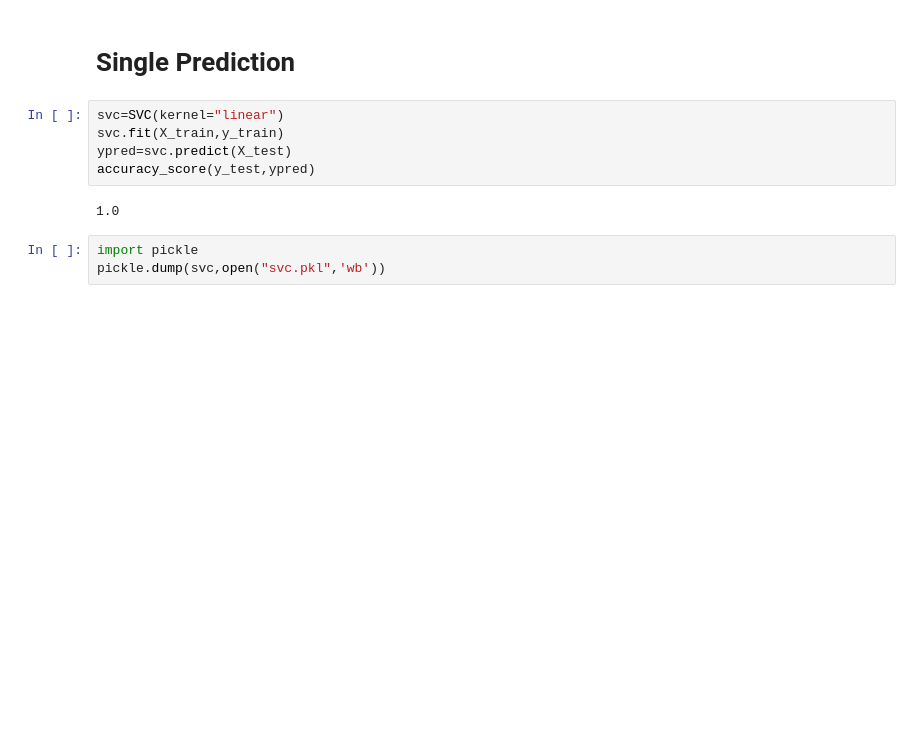
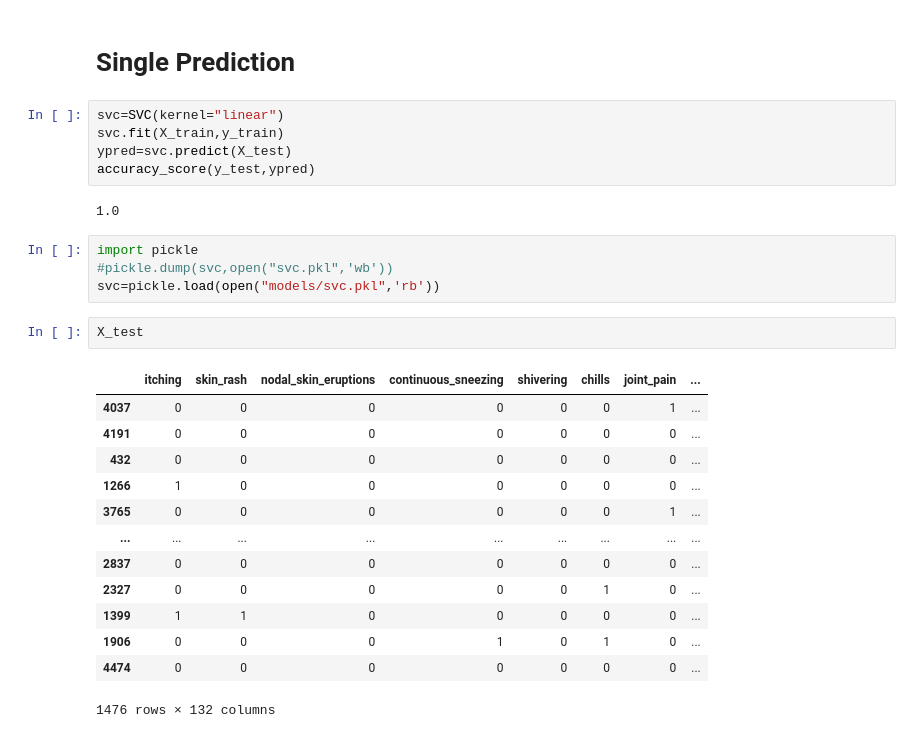
Before and after one commit to Diti-Jain/MEDIFY, a Jupyter notebook: Source.ipynb, the cells around one changed output. Drawn from its saved outputs; the diff is of its cells as text; blank space fills up the shorter version.

```diff
--- a/Source.ipynb
+++ b/Source.ipynb
@@ -144,4 +144,21 @@ accuracy_score(y_test,ypred)
 1.0
 # %%
 import pickle
-pickle.dump(svc,open("svc.pkl",'wb'))
+#pickle.dump(svc,open("svc.pkl",'wb'))
+svc=pickle.load(open("models/svc.pkl",'rb'))
+# %%
+X_test
+# %% [output]
+|  | itching | skin_rash | nodal_skin_eruptions | continuous_sneezing | shivering | chills | joint_pain | ... |
+| 4037 | 0 | 0 | 0 | 0 | 0 | 0 | 1 | ... |
+| 4191 | 0 | 0 | 0 | 0 | 0 | 0 | 0 | ... |
+| 432 | 0 | 0 | 0 | 0 | 0 | 0 | 0 | ... |
+| 1266 | 1 | 0 | 0 | 0 | 0 | 0 | 0 | ... |
+| 3765 | 0 | 0 | 0 | 0 | 0 | 0 | 1 | ... |
+| ... | ... | ... | ... | ... | ... | ... | ... | ... |
+| 2837 | 0 | 0 | 0 | 0 | 0 | 0 | 0 | ... |
+| 2327 | 0 | 0 | 0 | 0 | 0 | 1 | 0 | ... |
+| 1399 | 1 | 1 | 0 | 0 | 0 | 0 | 0 | ... |
+| 1906 | 0 | 0 | 0 | 1 | 0 | 1 | 0 | ... |
+| 4474 | 0 | 0 | 0 | 0 | 0 | 0 | 0 | ... |
+1476 rows × 132 columns
```
Also changed, not shown: parts of 7 cells of this notebook.
